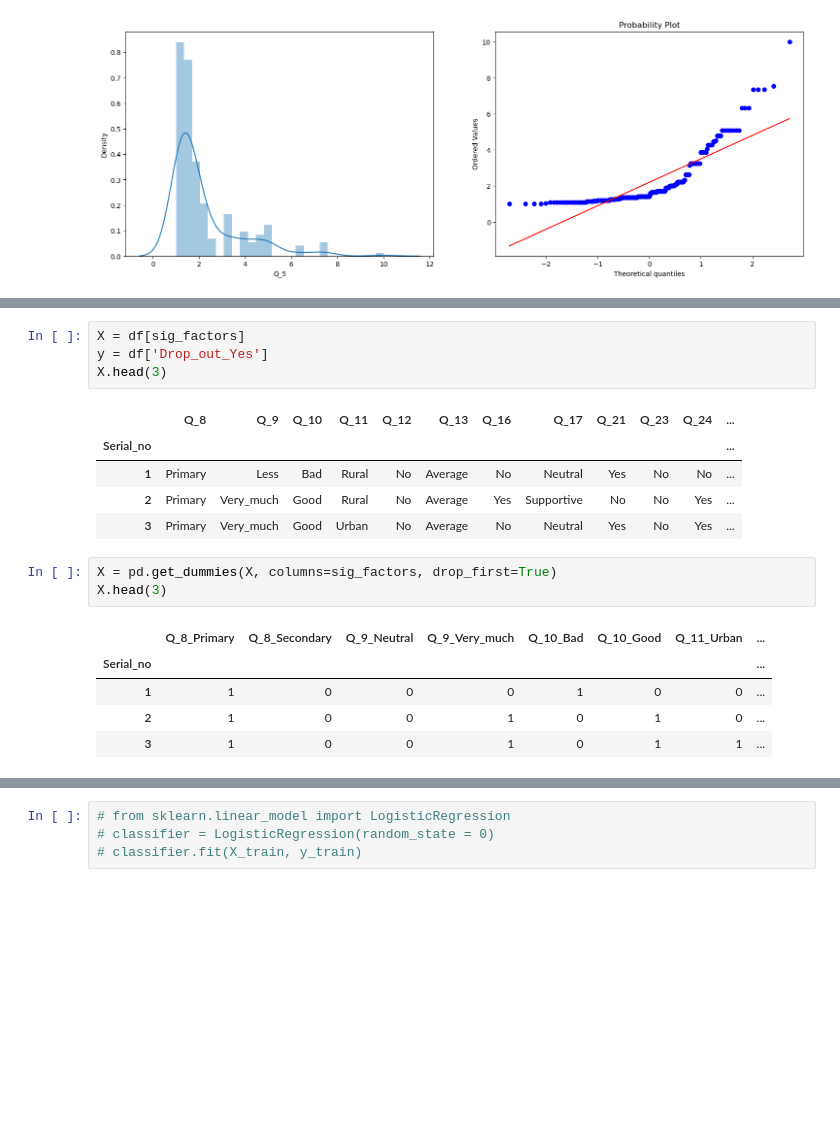
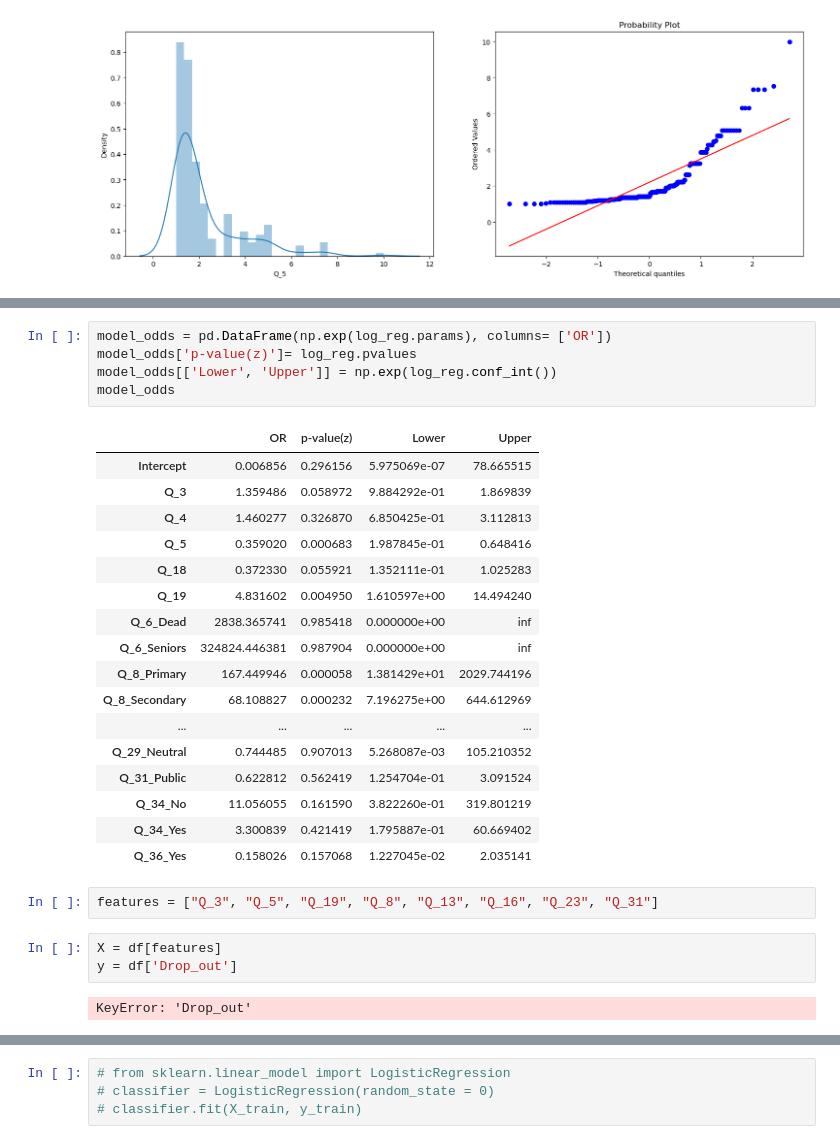
Before and after one commit to whoismaruf/BSc_Thesis, a Jupyter notebook: main.ipynb, the cells around one changed output, grey strips where cells are left out. Drawn from its saved outputs; the diff is of its cells as text; blank space fills up the shorter version.

```diff
--- a/main.ipynb
+++ b/main.ipynb
@@ -133,19 +191,30 @@ for i in categorical_d:
+# %%
+model_odds = pd.DataFrame(np.exp(log_reg.params), columns= ['OR'])
+model_odds['p-value(z)']= log_reg.pvalues
+model_odds[['Lower', 'Upper']] = np.exp(log_reg.conf_int())
+model_odds
+# %% [output]
+|  | OR | p-value(z) | Lower | Upper |
+| Intercept | 0.006856 | 0.296156 | 5.975069e-07 | 78.665515 |
+| Q_3 | 1.359486 | 0.058972 | 9.884292e-01 | 1.869839 |
+| Q_4 | 1.460277 | 0.326870 | 6.850425e-01 | 3.112813 |
+| Q_5 | 0.359020 | 0.000683 | 1.987845e-01 | 0.648416 |
+| Q_18 | 0.372330 | 0.055921 | 1.352111e-01 | 1.025283 |
+| Q_19 | 4.831602 | 0.004950 | 1.610597e+00 | 14.494240 |
+| Q_6_Dead | 2838.365741 | 0.985418 | 0.000000e+00 | inf |
+| Q_6_Seniors | 324824.446381 | 0.987904 | 0.000000e+00 | inf |
+| Q_8_Primary | 167.449946 | 0.000058 | 1.381429e+01 | 2029.744196 |
+| Q_8_Secondary | 68.108827 | 0.000232 | 7.196275e+00 | 644.612969 |
+| ... | ... | ... | ... | ... |
+| Q_29_Neutral | 0.744485 | 0.907013 | 5.268087e-03 | 105.210352 |
+| Q_31_Public | 0.622812 | 0.562419 | 1.254704e-01 | 3.091524 |
+| Q_34_No | 11.056055 | 0.161590 | 3.822260e-01 | 319.801219 |
+| Q_34_Yes | 3.300839 | 0.421419 | 1.795887e-01 | 60.669402 |
+| Q_36_Yes | 0.158026 | 0.157068 | 1.227045e-02 | 2.035141 |
+# %%
+features = ["Q_3", "Q_5", "Q_19", "Q_8", "Q_13", "Q_16", "Q_23", "Q_31"]
 # %%
-X = df[sig_factors]
-y = df['Drop_out_Yes']
-X.head(3)
+X = df[features]
+y = df['Drop_out']
 # %% [output]
-|  | Q_8 | Q_9 | Q_10 | Q_11 | Q_12 | Q_13 | Q_16 | Q_17 | Q_21 | Q_23 | Q_24 | ... |
-| Serial_no |  |  |  |  |  |  |  |  |  |  |  | ... |
-| 1 | Primary | Less | Bad | Rural | No | Average | No | Neutral | Yes | No | No | ... |
-| 2 | Primary | Very_much | Good | Rural | No | Average | Yes | Supportive | No | No | Yes | ... |
-| 3 | Primary | Very_much | Good | Urban | No | Average | No | Neutral | Yes | No | Yes | ... |
+KeyError: 'Drop_out'
-# %%
-X = pd.get_dummies(X, columns=sig_factors, drop_first=True)
-X.head(3)
-# %% [output]
-|  | Q_8_Primary | Q_8_Secondary | Q_9_Neutral | Q_9_Very_much | Q_10_Bad | Q_10_Good | Q_11_Urban | ... |
-| Serial_no |  |  |  |  |  |  |  | ... |
-| 1 | 1 | 0 | 0 | 0 | 1 | 0 | 0 | ... |
-| 2 | 1 | 0 | 0 | 1 | 0 | 1 | 0 | ... |
-| 3 | 1 | 0 | 0 | 1 | 0 | 1 | 1 | ... |
```
Also changed, not shown: parts of 26 cells of this notebook, 1 other file.
